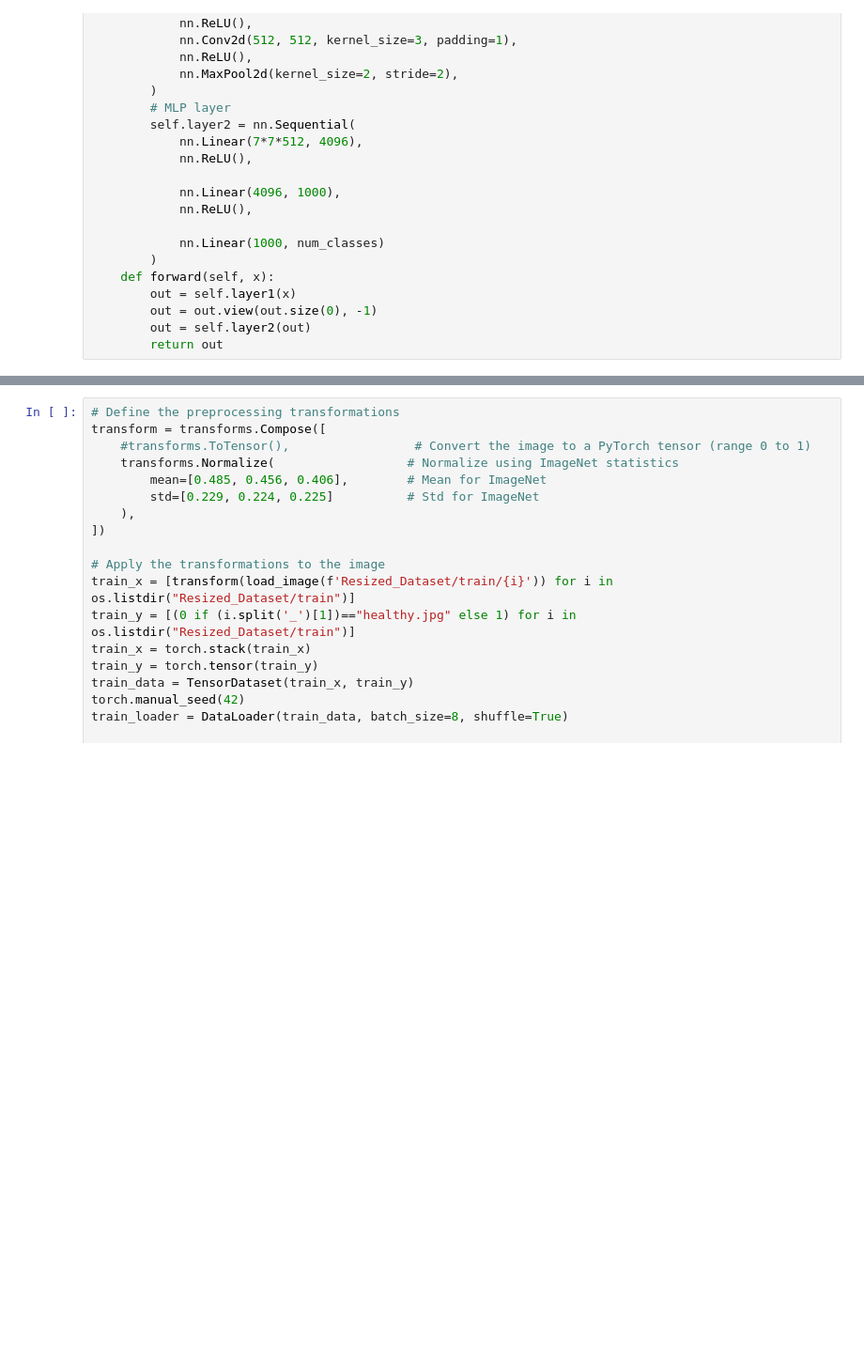
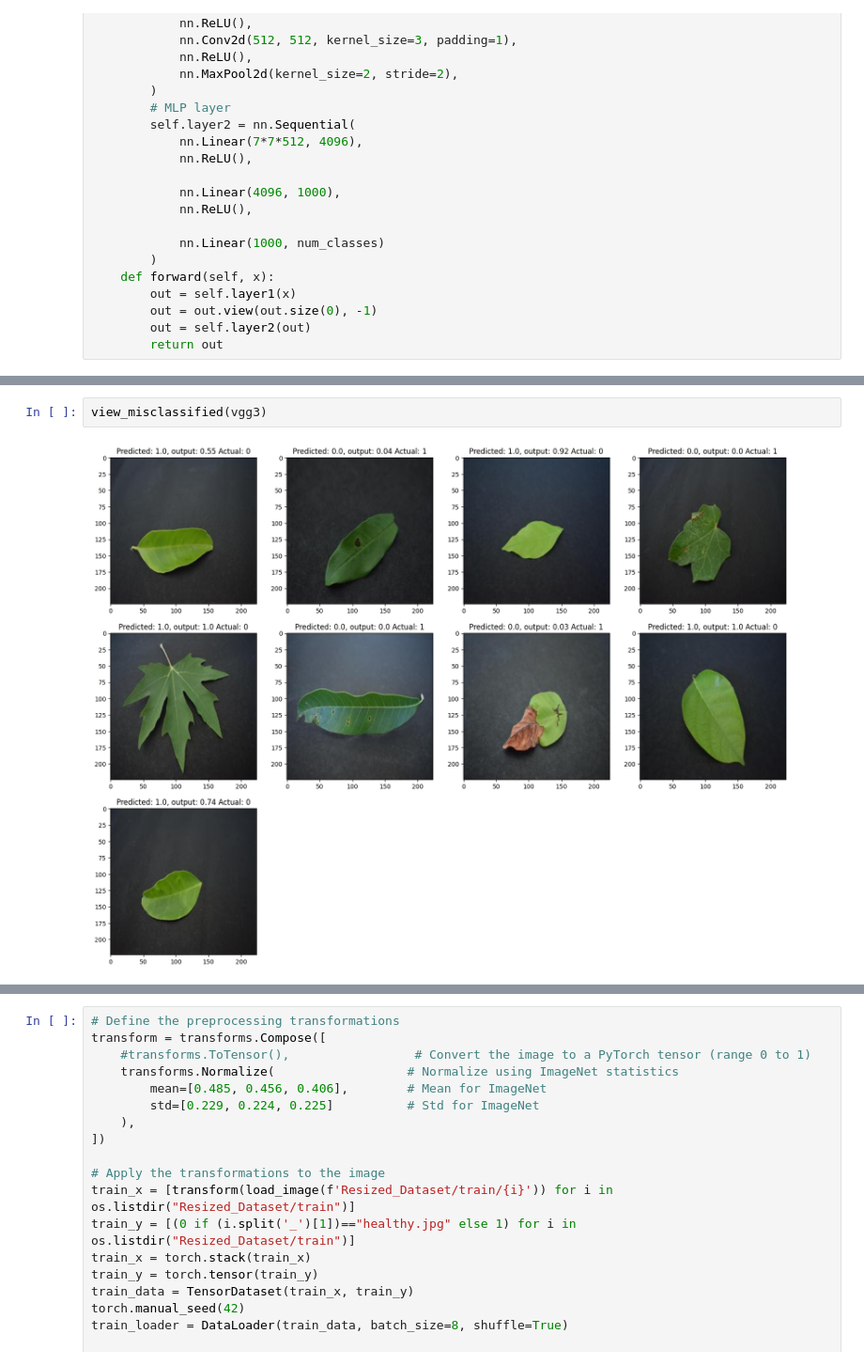
Before and after one commit to HarinarayanJ/ML-Assignment-4, a Jupyter notebook: arch.ipynb, the cells around one changed output, grey strips where cells are left out. Shown at 94% size. Drawn from its saved outputs; the diff is of its cells as text; blank space fills up the shorter version.

```diff
--- a/arch.ipynb
+++ b/arch.ipynb
@@ -401,3 +437,7 @@ plt.show()
+# %%
+view_misclassified(vgg3)
+# %% [output]
+[figure, added]
 # %%
 
 aug_train_loader = load_train_data(batch_size=8, angles=[0, 90, 180, 270], seed=10)
```
Also changed, not shown: parts of 11 cells of this notebook, 14 other files.
